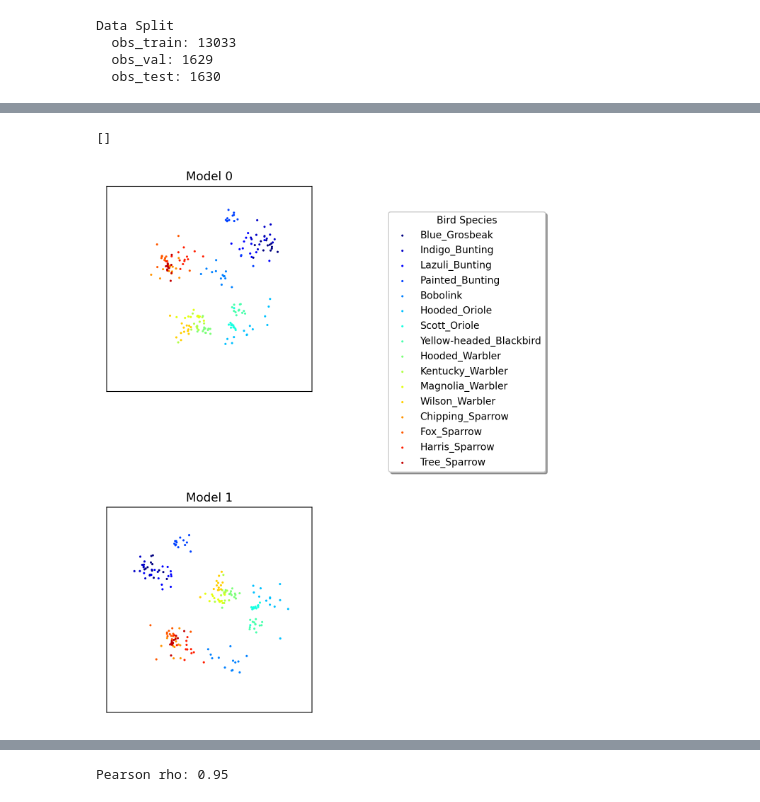
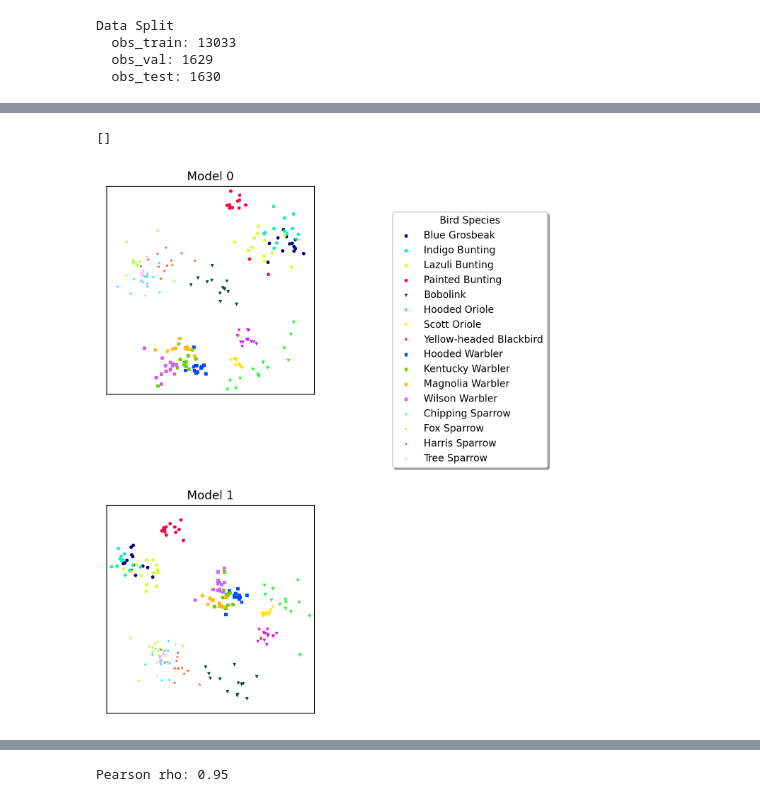
Before and after one commit to psiz-org/psiz, a Jupyter notebook: docs/src/beginner_tutorial/beginner_tutorial.ipynb, the cells around one changed output, grey strips where cells are left out. Drawn from its saved outputs; the diff is of its cells as text; code cells hidden in the pictures.

Commit message:
Add Beginner Tutorial

```diff
--- a/docs/src/beginner_tutorial/beginner_tutorial.ipynb
+++ b/docs/src/beginner_tutorial/beginner_tutorial.ipynb
@@ -211,31 +299,27 @@ It is good practice to encapsulate your model construction code in a separate fu
 # %%
 def build_model(n_stimuli, n_dim, seed=None):
-    """Build model.
+    """Build population-level, MLE, rank similarity model.
 
     Arguments:
         n_stimuli: Integer indicating the number of stimuli in the
             embedding.
         n_dim: Integer indicating the dimensionality of the embedding.
-        seed (optional): Control initialization of embedding layer.
+        seed (optional): Integer that controls initialization of
+            embedding layer.
 
     Returns:
         model: A TensorFlow Keras model.
 
     """
     # Create an `Embedding` layer that contains free parameters representing
-    # the psychological coordinates of the stimuli. By default, the coordinate
-    # parameters are randomly initialized according to a uniform distribution.
+    # the psychological coordinates of the stimuli.
     stimuli = tf.keras.layers.Embedding(
         n_stimuli + 1, n_dim, mask_zero=True,
         embeddings_initializer=tf.keras.initializers.RandomUniform(seed=seed)
     )
 
-    # Create a similarity kernel that computes the similarity between
-    # coordinates in psychological space. In principle, parameters governing
-    # the kernel can be learned from the data. For this tutorial we assume
-    # L2 distance (i.e., Euclidean distance) and similarity that decays
-    # exponentially.
-    # TODO more about Sheperd, beta=10?
+    # Create a similarity kernel layer that computes the similarity between
+    # coordinates in psychological space.
     kernel = psiz.keras.layers.DistanceBased(
         distance=psiz.keras.layers.Minkowski(
             rho_initializer=tf.keras.initializers.Constant(2.),
@@ -353,17 +548,23 @@ from scipy.stats import pearsonr
 # %%
-def plot_embedding(fig, model, catalog):
-    """Plot embedding."""
-    # Settings
-    s = 5
+import matplotlib.pyplot as plt
 
-    class_arr = catalog.stimuli.class_id.values
-    unique_class_arr = np.unique(class_arr)
+def plot_embedding(ax, model, catalog, class_styling):
+    """Plot entire embedding.
 
-    # Define one color per class for plots.
-    n_class = len(unique_class_arr)
-    cmap = matplotlib.cm.get_cmap('jet')
-    norm = matplotlib.colors.Normalize(vmin=0., vmax=n_class)
-    class_color_array = cmap(norm(range(n_class)))
+    Arguments:
+        ax: A Matplotlib axes object.
+        model: A PsiZ model.
+        catalog: A corresponding PsiZ catalog.
+        class_styling: A dictionary of style information for each
+            class.
+
+    """
+    # Hardcoded values.
+    s = 12  # Size of plot markers.
+
+    class_id_arr = catalog.stimuli.class_id.values
+    unique_class_ids = np.unique(class_id_arr)
+    n_class = len(unique_class_ids)
 
     # Grab embedding coordinates.
     loc = model.stimuli.embeddings.numpy()
@@ -371,53 +572,53 @@ def plot_embedding(fig, model, catalog):
         # Drop placeholder stimulus.
         loc = loc[1:]
 
+    # Center coordinates for prettier plotting.
+    loc = loc - np.min(loc, axis=0) - (
+        np.max(loc, axis=0) - np.min(loc, axis=0)
+    ) / 2
+
+
     # Determine embedding limits.
-    z_max = 1.3 * np.max(np.abs(loc))
+    z_max = 1.05 * np.max(np.abs(loc))
     z_limits = [-z_max, z_max]
 
     # Draw stimuli modes with exemplar color-coded by class membership.
-    exemplar_color_array = class_color_array[squeeze_indices(class_arr)]
-    for idx_class in unique_class_arr:
-        bidx_class = np.equal(class_arr, idx_class)
-        class_label = catalog.class_label[idx_class]
+    # NOTE: We plot each class separately in order to populate the
+    # figure legend correctly.
+    for class_id in unique_class_ids:
+        bidx_class = np.equal(class_id_arr, class_id)
+        class_label = catalog.class_label[class_id].replace('_',' ')
         ax.scatter(
             loc[bidx_class, 0], loc[bidx_class, 1], s=s,
-            c=exemplar_color_array[bidx_class], marker='o', edgecolors='none',
-            zorder=100, label=class_label
+            c=class_styling[class_id]['color'],
+            marker=class_styling[class_id]['marker'],
+            label=class_label,
+            edgecolors='none',
+            zorder=100,
         )
 
     ax.set_xlim(z_limits)
     ax.set_ylim(z_limits)
     ax.set_aspect('equal')
     ax.set_xticks([])
     ax.set_yticks([])
 
 
-def squeeze_indices(idx_arr):
-    """Squeeze indices of array."""
-    uniq_idx_arr = np.unique(idx_arr)
-    idx_arr_2 = np.zeros(idx_arr.shape, dtype=int)
-    for counter, uniq_idx in enumerate(uniq_idx_arr):
-        loc = np.equal(idx_arr, uniq_idx)
-        idx_arr_2[loc] = counter
-    return idx_arr_2
-
-
-# Create visual.
+# Create visual of `Model 0` and `Model 1`.
 fig = plt.figure(figsize=(6.5, 8), dpi=200)
 gs = fig.add_gridspec(2, 1)
 
 ax = fig.add_subplot(gs[0, 0])
-plot_embedding(ax, model_0, catalog)
+plot_embedding(ax, model_0, catalog, class_styling)
 ax.set_title('Model 0')
 ax.legend(bbox_to_anchor=(1.35, 0.9), shadow=True, title="Bird Species")
 
 ax = fig.add_subplot(gs[1, 0])
-plot_embedding(ax, model_1, catalog)
+plot_embedding(ax, model_1, catalog, class_styling)
 ax.set_title('Model 1')
 
 gs.tight_layout(fig)
 plt.plot()
 # %% [output]
 []
-[figure, old version]
+[figure, new version]
```
Also changed, not shown: parts of 45 cells of this notebook, 10 other files.
